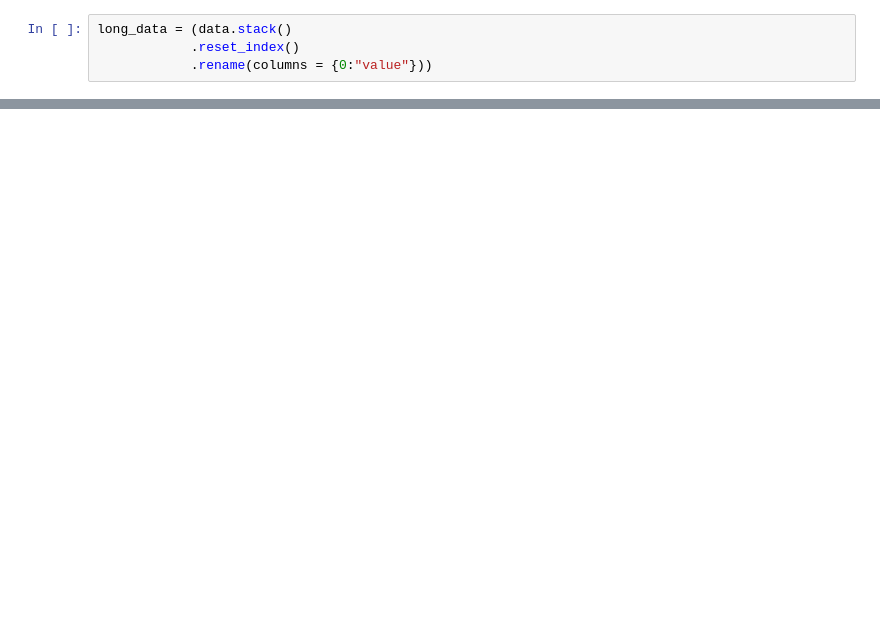
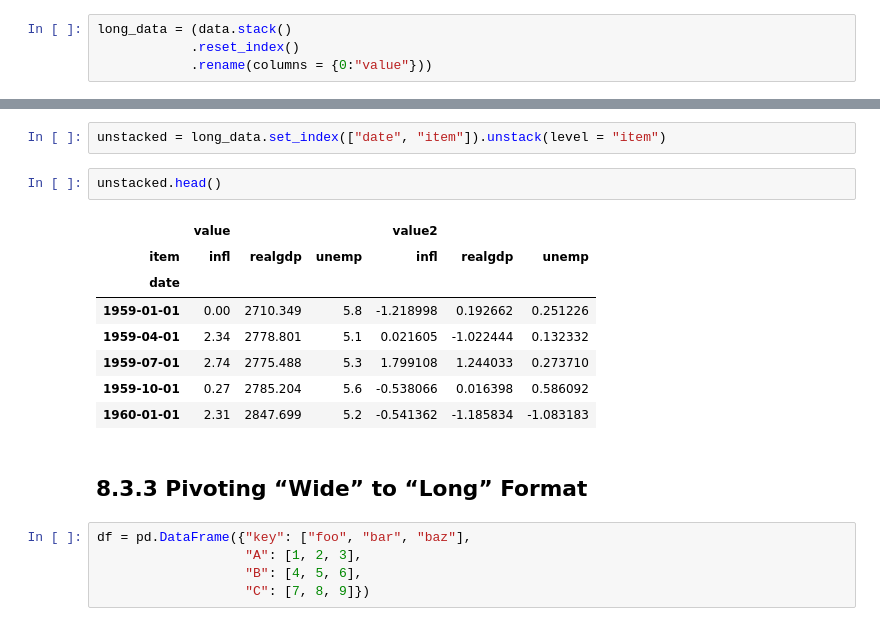
Before and after one commit to ChaceXYang/analytics-lab, a Jupyter notebook: py4da/Ch8.DataWrangling.ipynb, the cells around one changed output, grey strips where cells are left out. Saved outputs shown, nothing was run; the diff lists cells and outputs as text; blank space fills up the shorter version.

```diff
--- a/py4da/Ch8.DataWrangling.ipynb
+++ b/py4da/Ch8.DataWrangling.ipynb
@@ -1102,0 +1154,20 @@ long_data[:20]
+# %%
+unstacked = long_data.set_index(["date", "item"]).unstack(level = "item")
+# %%
+unstacked.head()
+# %% [output]
+|  | value |  |  | value2 |  |  |
+| item | infl | realgdp | unemp | infl | realgdp | unemp |
+| date |  |  |  |  |  |  |
+| 1959-01-01 | 0.00 | 2710.349 | 5.8 | -1.218998 | 0.192662 | 0.251226 |
+| 1959-04-01 | 2.34 | 2778.801 | 5.1 | 0.021605 | -1.022444 | 0.132332 |
+| 1959-07-01 | 2.74 | 2775.488 | 5.3 | 1.799108 | 1.244033 | 0.273710 |
+| 1959-10-01 | 0.27 | 2785.204 | 5.6 | -0.538066 | 0.016398 | 0.586092 |
+| 1960-01-01 | 2.31 | 2847.699 | 5.2 | -0.541362 | -1.185834 | -1.083183 |
+# %% [markdown]
+## 8.3.3 Pivoting “Wide” to “Long” Format
+# %%
+df = pd.DataFrame({"key": ["foo", "bar", "baz"],
+                   "A": [1, 2, 3],
+                   "B": [4, 5, 6],
+                   "C": [7, 8, 9]})
```
Also changed, not shown: parts of 32 cells of this notebook, 1 other file.
